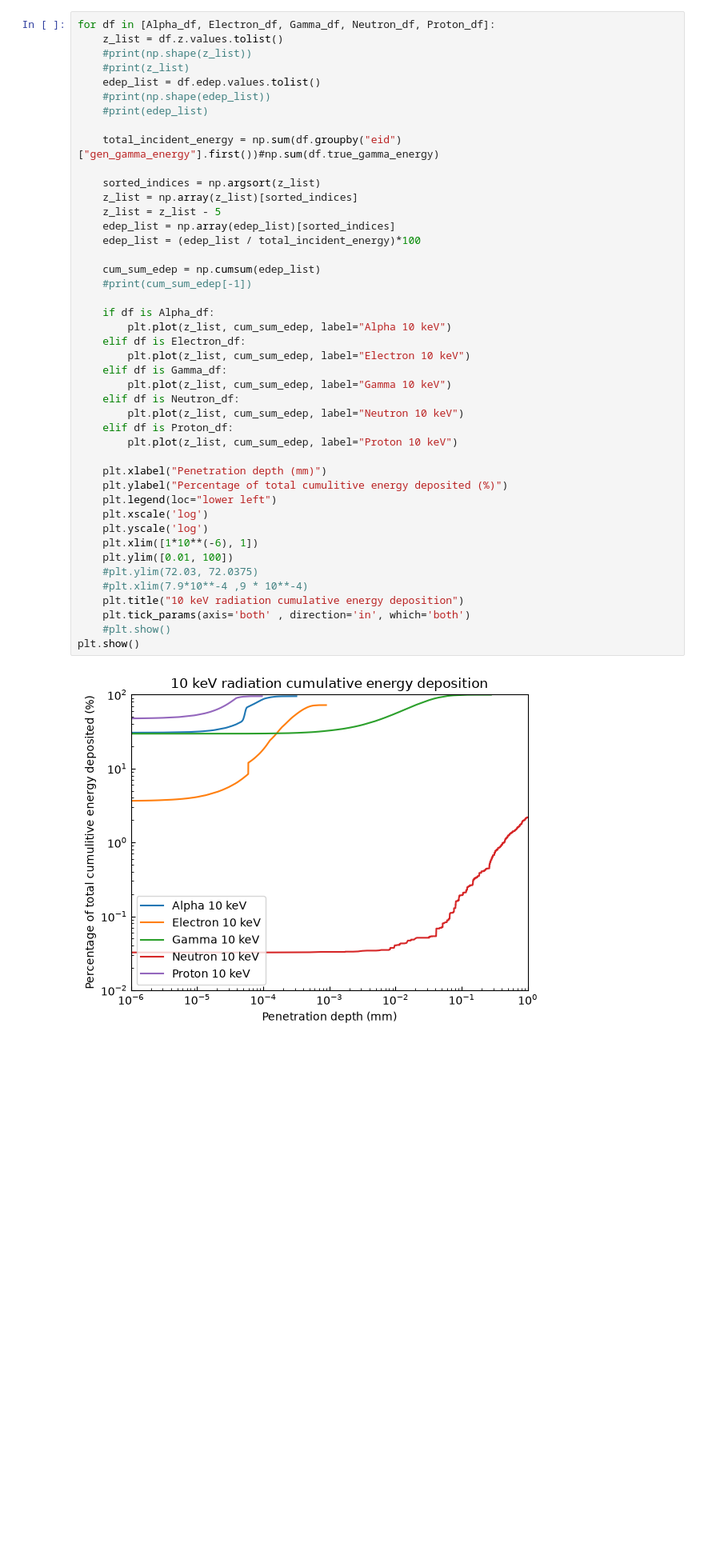
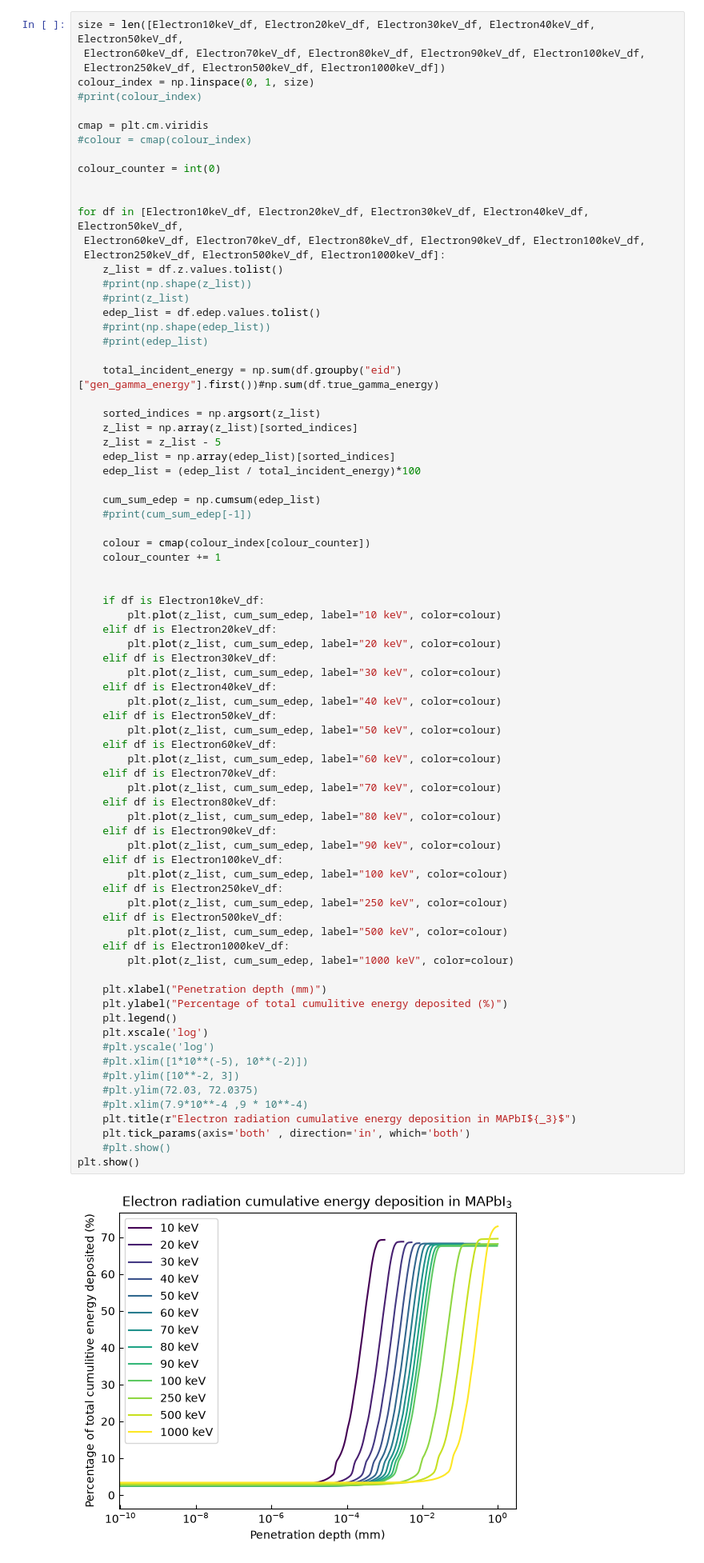
Before and after one commit to Phb22rr/Simulation-data-processing-, a Jupyter notebook: Electron_pen_depth.ipynb, the cells around one changed output. Shown at 80% size. Drawn from its saved outputs; the diff is of its cells as text; blank space fills up the shorter version.

```diff
--- a/Electron_pen_depth.ipynb
+++ b/Electron_pen_depth.ipynb
@@ -192,49 +85,83 @@ for particle_dict in [Alpha_dict, Electron_dict, Gamma_dict, Neutron_dict, Proto
 # %%
-for df in [Alpha_df, Electron_df, Gamma_df, Neutron_df, Proton_df]:
+size = len([Electron10keV_df, Electron20keV_df, Electron30keV_df, Electron40keV_df, Electron50keV_df,
+ Electron60keV_df, Electron70keV_df, Electron80keV_df, Electron90keV_df, Electron100keV_df,
+ Electron250keV_df, Electron500keV_df, Electron1000keV_df])
+colour_index = np.linspace(0, 1, size)
+#print(colour_index)
+
+cmap = plt.cm.viridis
+#colour = cmap(colour_index)
+
+colour_counter = int(0)
+
+
+for df in [Electron10keV_df, Electron20keV_df, Electron30keV_df, Electron40keV_df, Electron50keV_df,
+ Electron60keV_df, Electron70keV_df, Electron80keV_df, Electron90keV_df, Electron100keV_df,
+ Electron250keV_df, Electron500keV_df, Electron1000keV_df]:
     z_list = df.z.values.tolist()
     #print(np.shape(z_list))
     #print(z_list)
     edep_list = df.edep.values.tolist()
     #print(np.shape(edep_list))
     #print(edep_list)
 
     total_incident_energy = np.sum(df.groupby("eid")["gen_gamma_energy"].first())#np.sum(df.true_gamma_energy)
 
     sorted_indices = np.argsort(z_list)
     z_list = np.array(z_list)[sorted_indices]
     z_list = z_list - 5
     edep_list = np.array(edep_list)[sorted_indices]
     edep_list = (edep_list / total_incident_energy)*100
 
     cum_sum_edep = np.cumsum(edep_list)
     #print(cum_sum_edep[-1])
 
-    if df is Alpha_df:
-        plt.plot(z_list, cum_sum_edep, label="Alpha 10 keV")
-    elif df is Electron_df:
-        plt.plot(z_list, cum_sum_edep, label="Electron 10 keV")
-    elif df is Gamma_df:
-        plt.plot(z_list, cum_sum_edep, label="Gamma 10 keV")
-    elif df is Neutron_df:
-        plt.plot(z_list, cum_sum_edep, label="Neutron 10 keV")
-    elif df is Proton_df:
-        plt.plot(z_list, cum_sum_edep, label="Proton 10 keV")
+    colour = cmap(colour_index[colour_counter])
+    colour_counter += 1
+
+
+    if df is Electron10keV_df:
+        plt.plot(z_list, cum_sum_edep, label="10 keV", color=colour)
+    elif df is Electron20keV_df:
+        plt.plot(z_list, cum_sum_edep, label="20 keV", color=colour)
+    elif df is Electron30keV_df:
+        plt.plot(z_list, cum_sum_edep, label="30 keV", color=colour)
+    elif df is Electron40keV_df:
+        plt.plot(z_list, cum_sum_edep, label="40 keV", color=colour)
+    elif df is Electron50keV_df:
+        plt.plot(z_list, cum_sum_edep, label="50 keV", color=colour)
+    elif df is Electron60keV_df:
+        plt.plot(z_list, cum_sum_edep, label="60 keV", color=colour)
+    elif df is Electron70keV_df:
+        plt.plot(z_list, cum_sum_edep, label="70 keV", color=colour)
+    elif df is Electron80keV_df:
+        plt.plot(z_list, cum_sum_edep, label="80 keV", color=colour)
+    elif df is Electron90keV_df:
+        plt.plot(z_list, cum_sum_edep, label="90 keV", color=colour)
+    elif df is Electron100keV_df:
+        plt.plot(z_list, cum_sum_edep, label="100 keV", color=colour)
+    elif df is Electron250keV_df:
+        plt.plot(z_list, cum_sum_edep, label="250 keV", color=colour)
+    elif df is Electron500keV_df:
+        plt.plot(z_list, cum_sum_edep, label="500 keV", color=colour)
+    elif df is Electron1000keV_df:
+        plt.plot(z_list, cum_sum_edep, label="1000 keV", color=colour)
 
     plt.xlabel("Penetration depth (mm)")
     plt.ylabel("Percentage of total cumulitive energy deposited (%)")
-    plt.legend(loc="lower left")
+    plt.legend()
     plt.xscale('log')
-    plt.yscale('log')
-    plt.xlim([1*10**(-6), 1])
-    plt.ylim([0.01, 100])
+    #plt.yscale('log')
+    #plt.xlim([1*10**(-5), 10**(-2)])
+    #plt.ylim([10**-2, 3])
     #plt.ylim(72.03, 72.0375)
     #plt.xlim(7.9*10**-4 ,9 * 10**-4)
-    plt.title("10 keV radiation cumulative energy deposition")
+    plt.title(r"Electron radiation cumulative energy deposition in MAPbI${_3}$")
     plt.tick_params(axis='both' , direction='in', which='both')
     #plt.show()
 plt.show()
 # %% [output]
-[figure, old version]
+[figure, new version]
 # %%
 #penetration depth as defined in that one paper as 99% of energy deposited
 taper_check_number = - 200
```
Also changed, not shown: parts of 7 cells of this notebook.
